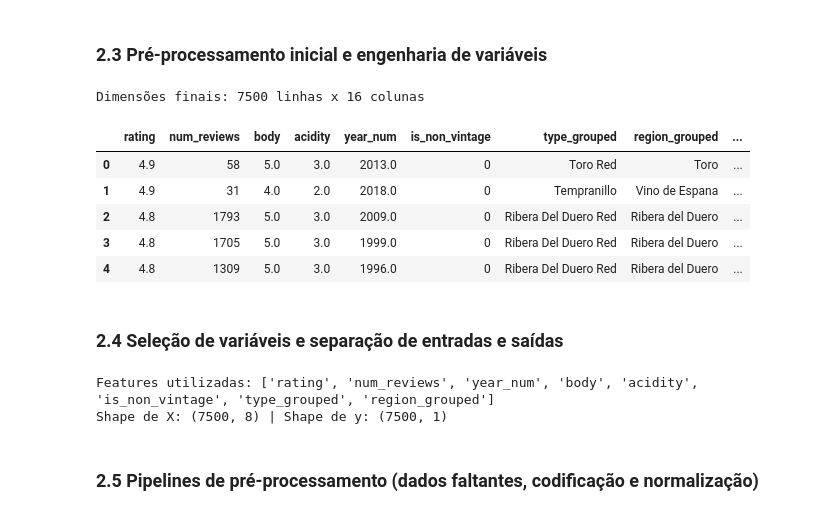
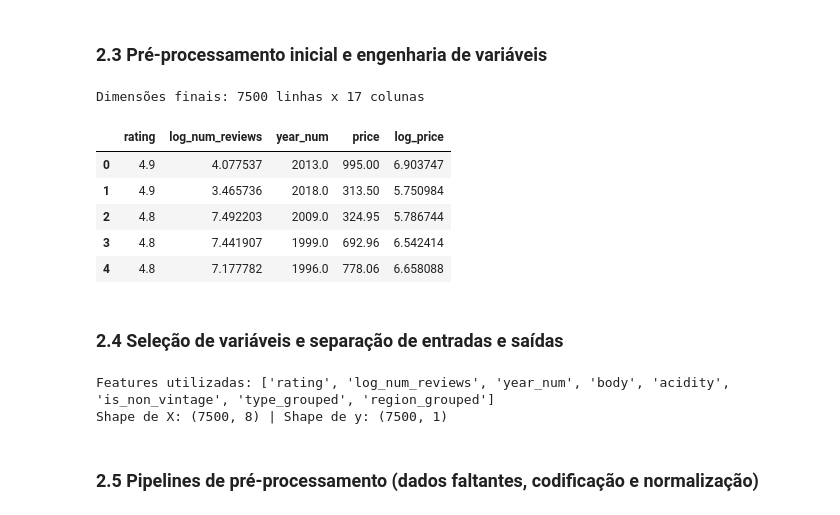
Before and after one commit to lluizdevv/Winelytics-Atlantico-Avanti, a Jupyter notebook: Winelytics_Squad_8_Machine_Learning.ipynb, the cells around one changed output. Cells and saved outputs as stored; diff of their text form; code cells hidden in the pictures.

```diff
--- a/Winelytics_Squad_8_Machine_Learning.ipynb
+++ b/Winelytics_Squad_8_Machine_Learning.ipynb
@@ -134,46 +84,51 @@ df_dict
 # %% [markdown]
 ### 2.3 Pré-processamento inicial e engenharia de variáveis
 # %%
+import numpy as np
+import pandas as pd
+
 df = df_raw.copy()
 
 # tratamento da coluna 'year': isolar 'N.V.' (Non Vintage)
 df['year_num'] = pd.to_numeric(df['year'], errors='coerce')
 df['is_non_vintage'] = (df['year'] == 'N.V.').astype(int)
 
-# agrupamento de categorias raras em 'type' e 'region' (limite de cardinalidade)
+# agrupamento de categorias raras em 'type' e 'region'
 MIN_FREQ = 50
 type_counts = df['type'].value_counts()
 freq_types = type_counts[type_counts >= MIN_FREQ].index
 df['type_grouped'] = df['type'].where(df['type'].isin(freq_types), other='Outros')
 df['type_grouped'] = df['type_grouped'].fillna('Não informado')
 
 region_counts = df['region'].value_counts()
 freq_regions = region_counts[region_counts >= MIN_FREQ].index
 df['region_grouped'] = df['region'].where(df['region'].isin(freq_regions), other='Outros')
 
-# alvo: log1p(price), para estabilizar a variância (ver Metodologia 1.1)
+# tratamento de assimetria: log1p para price e num_reviews
 df['log_price'] = np.log1p(df['price'])
+df['log_num_reviews'] = np.log1p(df['num_reviews'])
 
-print(f"Dimensões finais: {df.shape[0]} linhas x {df.shape[1]} colunas")
-df[['rating','num_reviews','body','acidity','year_num','is_non_vintage','type_grouped','region_grouped','price','log_price']].head()
+print(f'Dimensões finais: {df.shape[0]} linhas x {df.shape[1]} colunas')
+df[['rating','log_num_reviews','year_num','price','log_price']].head()
 # %% [output]
-Dimensões finais: 7500 linhas x 16 colunas
+Dimensões finais: 7500 linhas x 17 colunas
-|  | rating | num_reviews | body | acidity | year_num | is_non_vintage | type_grouped | region_grouped | ... |
-| 0 | 4.9 | 58 | 5.0 | 3.0 | 2013.0 | 0 | Toro Red | Toro | ... |
-| 1 | 4.9 | 31 | 4.0 | 2.0 | 2018.0 | 0 | Tempranillo | Vino de Espana | ... |
-| 2 | 4.8 | 1793 | 5.0 | 3.0 | 2009.0 | 0 | Ribera Del Duero Red | Ribera del Duero | ... |
-| 3 | 4.8 | 1705 | 5.0 | 3.0 | 1999.0 | 0 | Ribera Del Duero Red | Ribera del Duero | ... |
-| 4 | 4.8 | 1309 | 5.0 | 3.0 | 1996.0 | 0 | Ribera Del Duero Red | Ribera del Duero | ... |
+|  | rating | log_num_reviews | year_num | price | log_price |
+| 0 | 4.9 | 4.077537 | 2013.0 | 995.00 | 6.903747 |
+| 1 | 4.9 | 3.465736 | 2018.0 | 313.50 | 5.750984 |
+| 2 | 4.8 | 7.492203 | 2009.0 | 324.95 | 5.786744 |
+| 3 | 4.8 | 7.441907 | 1999.0 | 692.96 | 6.542414 |
+| 4 | 4.8 | 7.177782 | 1996.0 | 778.06 | 6.658088 |
 # %% [markdown]
 ### 2.4 Seleção de variáveis e separação de entradas e saídas
 # %%
 target_variable = ['log_price']
 
-continuous_variables = ['rating', 'num_reviews', 'year_num']
-discrete_variables = ['body', 'acidity']   # ordinais numéricas, com ausentes
+# num_reviews substituído pela sua versão logarítmica
+numeric_variables = ['rating', 'log_num_reviews', 'year_num']
+ordinal_variables = ['body', 'acidity']
 nominal_variables = ['is_non_vintage', 'type_grouped', 'region_grouped']
 
-feature_columns = continuous_variables + discrete_variables + nominal_variables
+feature_columns = numeric_variables + ordinal_variables + nominal_variables
 
 X = df[feature_columns]
 y = df[target_variable]
@@ -181,7 +136,7 @@ y = df[target_variable]
 print('Features utilizadas:', feature_columns)
 print('Shape de X:', X.shape, '| Shape de y:', y.shape)
 # %% [output]
-Features utilizadas: ['rating', 'num_reviews', 'year_num', 'body', 'acidity', 'is_non_vintage', 'type_grouped', 'region_grouped']
+Features utilizadas: ['rating', 'log_num_reviews', 'year_num', 'body', 'acidity', 'is_non_vintage', 'type_grouped', 'region_grouped']
 Shape de X: (7500, 8) | Shape de y: (7500, 1)
 # %% [markdown]
 ### 2.5 Pipelines de pré-processamento (dados faltantes, codificação e normalização)
```
Also changed, not shown: parts of 9 cells of this notebook.
